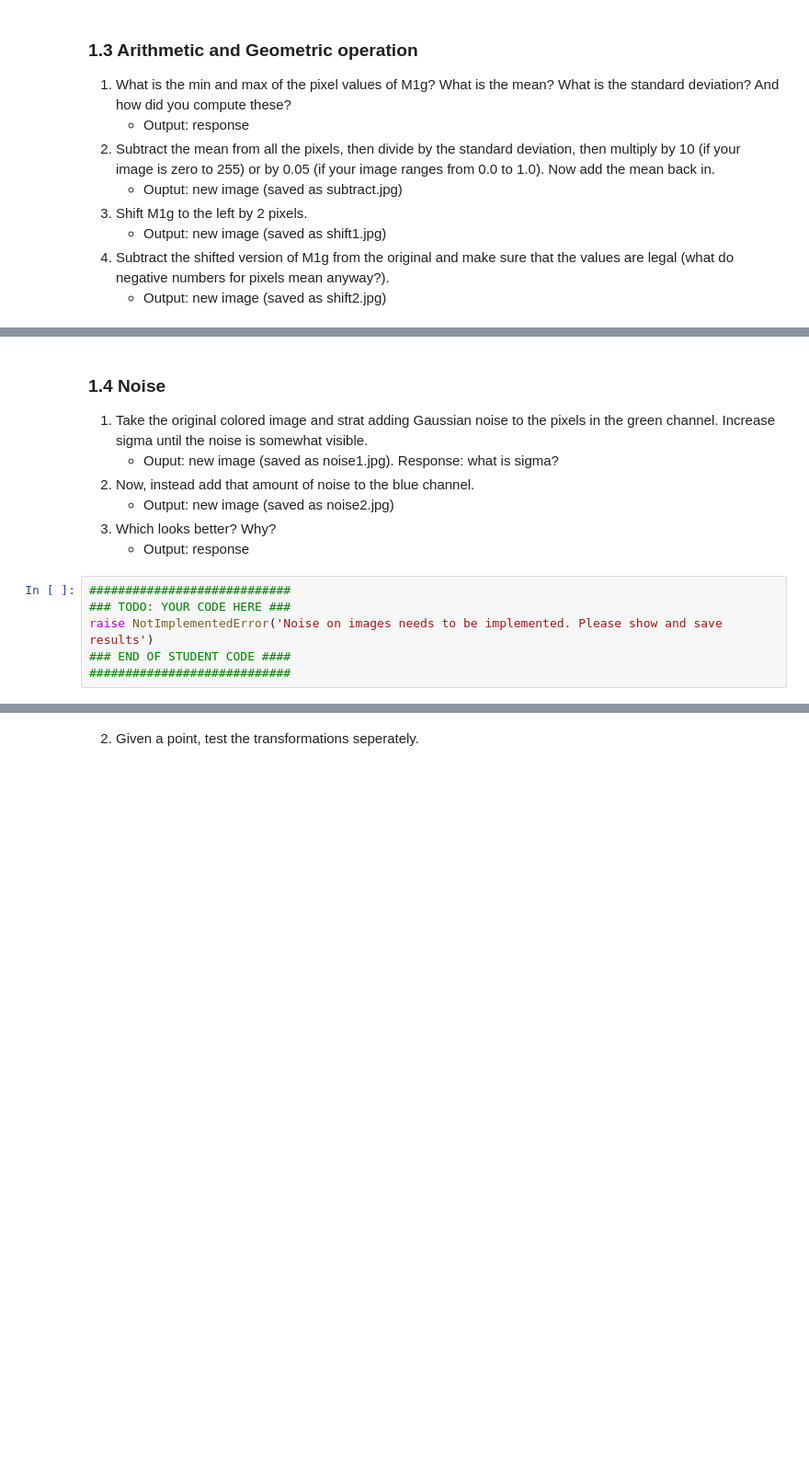
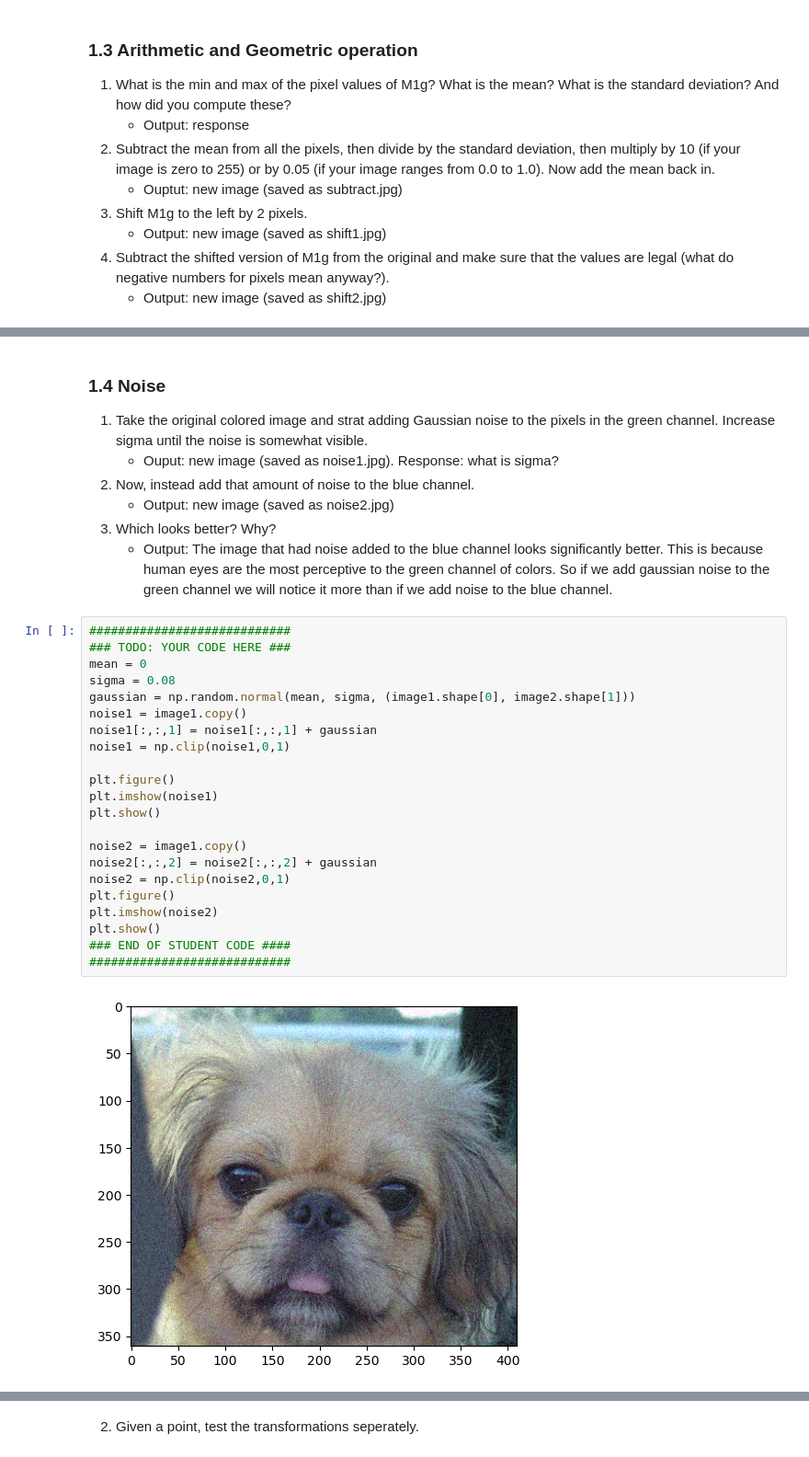
Before and after one commit to JaredMiller9922/CS-6320, a Jupyter notebook: proj1_6320/proj1_code/proj1.ipynb, the cells around one changed output, grey strips where cells are left out. Shown at 92% size. Cells and saved outputs as stored; diff of their text form; blank space fills up the shorter version.

Commit message:
Makes significant progress on the homework. Not complete yet

```diff
--- a/proj1_6320/proj1_code/proj1.ipynb
+++ b/proj1_6320/proj1_code/proj1.ipynb
@@ -228,10 +265,28 @@ raise NotImplementedError('Arithmetic and Geometric operation needs to be implem
 2. Now, instead add that amount of noise to the blue channel.
    - Output: new image (saved as noise2.jpg)
 3. Which looks better? Why?
-   - Output: response
+   - Output: The image that had noise added to the blue channel looks significantly better. This is because human eyes are the most perceptive to the green channel of colors. So if we add gaussian noise to the green channel we will notice it more than if we add noise to the blue channel.
-# %%
-############################
-### TODO: YOUR CODE HERE ###
-raise NotImplementedError('Noise on images needs to be implemented. Please show and save results')
-### END OF STUDENT CODE ####
-############################
+# %%
+############################
+### TODO: YOUR CODE HERE ###
+mean = 0
+sigma = 0.08
+gaussian = np.random.normal(mean, sigma, (image1.shape[0], image2.shape[1]))
+noise1 = image1.copy()
+noise1[:,:,1] = noise1[:,:,1] + gaussian
+noise1 = np.clip(noise1,0,1)
+
+plt.figure()
+plt.imshow(noise1)
+plt.show()
+
+noise2 = image1.copy()
+noise2[:,:,2] = noise2[:,:,2] + gaussian
+noise2 = np.clip(noise2,0,1)
+plt.figure()
+plt.imshow(noise2)
+plt.show()
+### END OF STUDENT CODE ####
+############################
+# %% [output]
+[figure, added]
```
Also changed, not shown: parts of 13 cells of this notebook, 2 other files.
